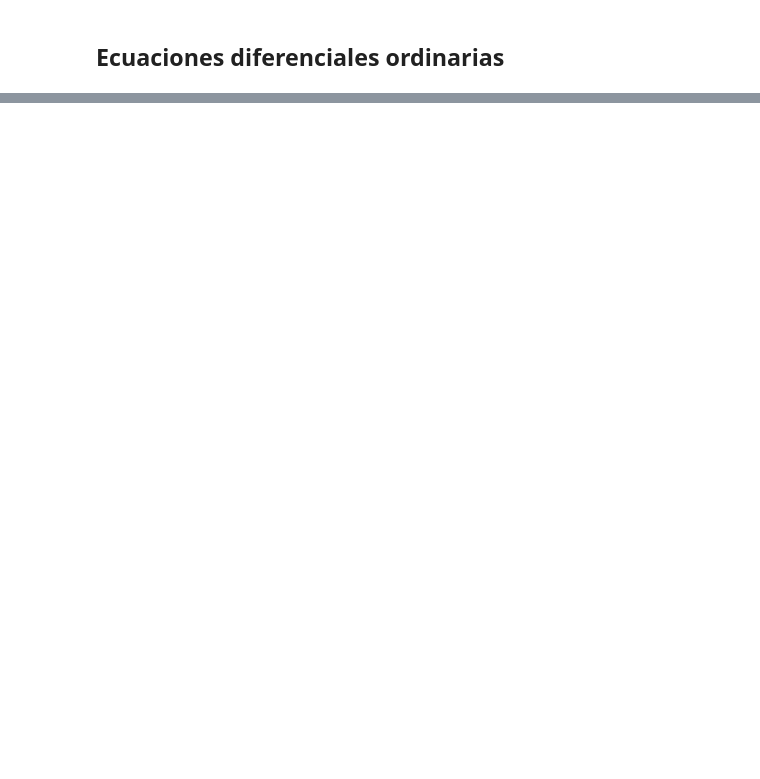
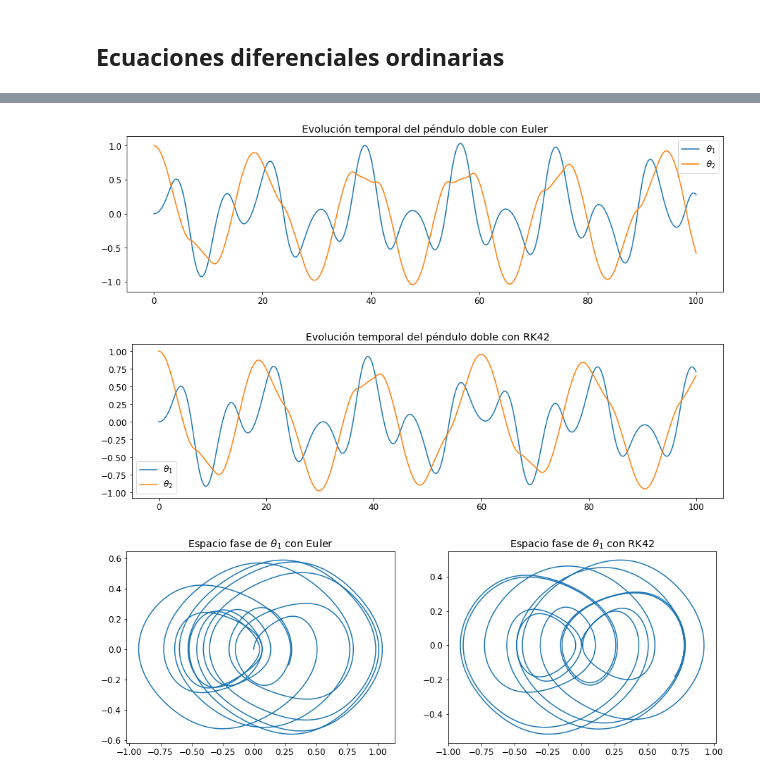
Before and after one commit to joshbrx/Fisica-Computacional, a Jupyter notebook: T2_BrionesAndrade.ipynb, the cells around one changed output, grey strips where cells are left out. Drawn from its saved outputs; the diff is of its cells as text; code cells hidden in the pictures; blank space fills up the shorter version.

```diff
--- a/T2_BrionesAndrade.ipynb
+++ b/T2_BrionesAndrade.ipynb
@@ -664,0 +773,31 @@ plot(WQ,fw)
+# %%
+w=0.3;
+M1 = EDO2_sistema(Pendulo_doble, 0, 100, x1, x2, v1, v2, 0.01, Euler2)
+M2 = EDO2_sistema(Pendulo_doble, 0, 100, x1, x2, v1, v2, 0.01, RK42)
+
+plt.figure(figsize=(15,4))
+plt.plot(M1[0], M1[1], label=r"$\theta_1$")
+# plt.plot(M1[0], M1[3], ":", label=r"$\dot\theta_1$")
+plt.plot(M1[0], M1[2], label=r"$\theta_2$")
+# plt.plot(M1[0], M1[4], ":", label=r"$\dot\theta_2$")
+plt.title(r"Evolución temporal del péndulo doble con Euler"); plt.legend(); plt.show();
+
+plt.figure(figsize=(15,4))
+plt.plot(M2[0], M2[1], label=r"$\theta_1$")
+# plt.plot(M2[0], M2[3], ":", label=r"$\dot\theta_1$")
+plt.plot(M2[0], M2[2], label=r"$\theta_2$")
+# plt.plot(M2[0], M2[4], ":", label=r"$\dot\theta_2$")
+plt.title(r"Evolución temporal del péndulo doble con RK42"); plt.legend(); plt.show();
+
+fig, (ax1, ax2) = plt.subplots(nrows=1, ncols=2, figsize=(15, 5))
+
+ax1.plot(M1[1], M1[3])
+ax1.set_title(r"Espacio fase de $\theta_1$ con Euler")
+
+ax2.plot(M2[1], M2[3])
+ax2.set_title(r"Espacio fase de $\theta_1$ con RK42")
+plt.show();
+# %% [output]
+[figure, added]
+[figure, added]
+[figure, added]
```
Also changed, not shown: parts of 17 cells of this notebook.
